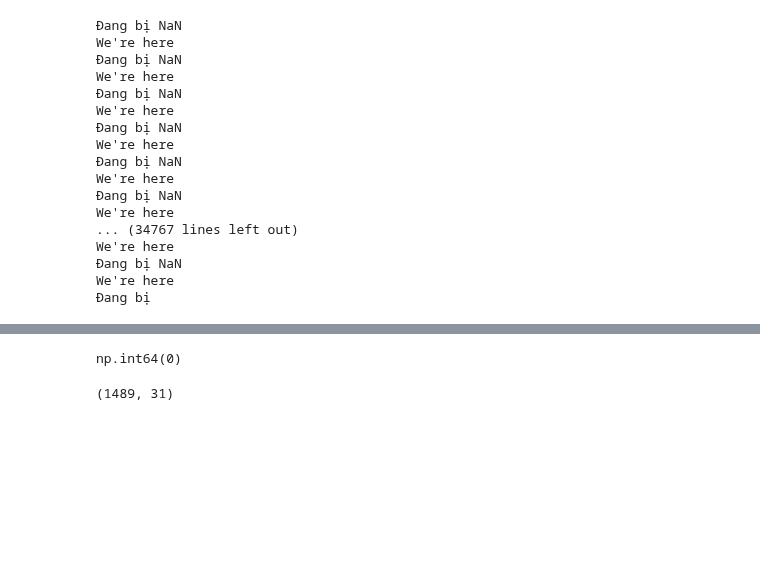
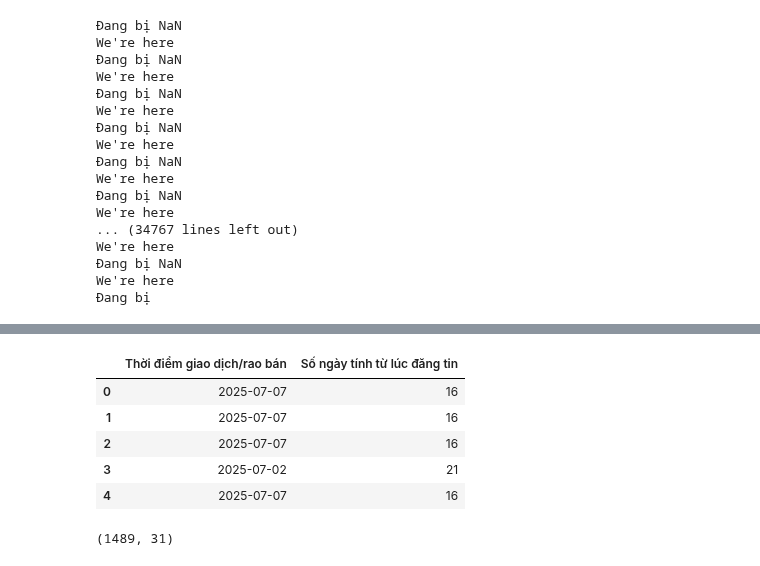
Before and after one commit to PhamMaiLinh-2403/estates-scraping-bds, a Jupyter notebook: check_clean.ipynb, the cells around one changed output, grey strips where cells are left out. Cells and saved outputs as stored; diff of their text form; code cells hidden in the pictures; blank space fills up the shorter version.

```diff
--- a/check_clean.ipynb
+++ b/check_clean.ipynb
@@ -296,7 +297,12 @@ fe
 # %%
-fe['Tổng diện tích sàn'].isna().sum()
+fe[['Thời điểm giao dịch/rao bán', 'Số ngày tính từ lúc đăng tin']].head()
 # %% [output]
-np.int64(0)
+|  | Thời điểm giao dịch/rao bán | Số ngày tính từ lúc đăng tin |
+| 0 | 2025-07-07 | 16 |
+| 1 | 2025-07-07 | 16 |
+| 2 | 2025-07-07 | 16 |
+| 3 | 2025-07-02 | 21 |
+| 4 | 2025-07-07 | 16 |
 # %%
 fe[(fe['Tổng diện tích sàn'].isna()) & (fe['Giá rao bán/giao dịch'].isna())].shape
 # %% [output]
```
Also changed, not shown: parts of 4 cells of this notebook, 2 other files.
